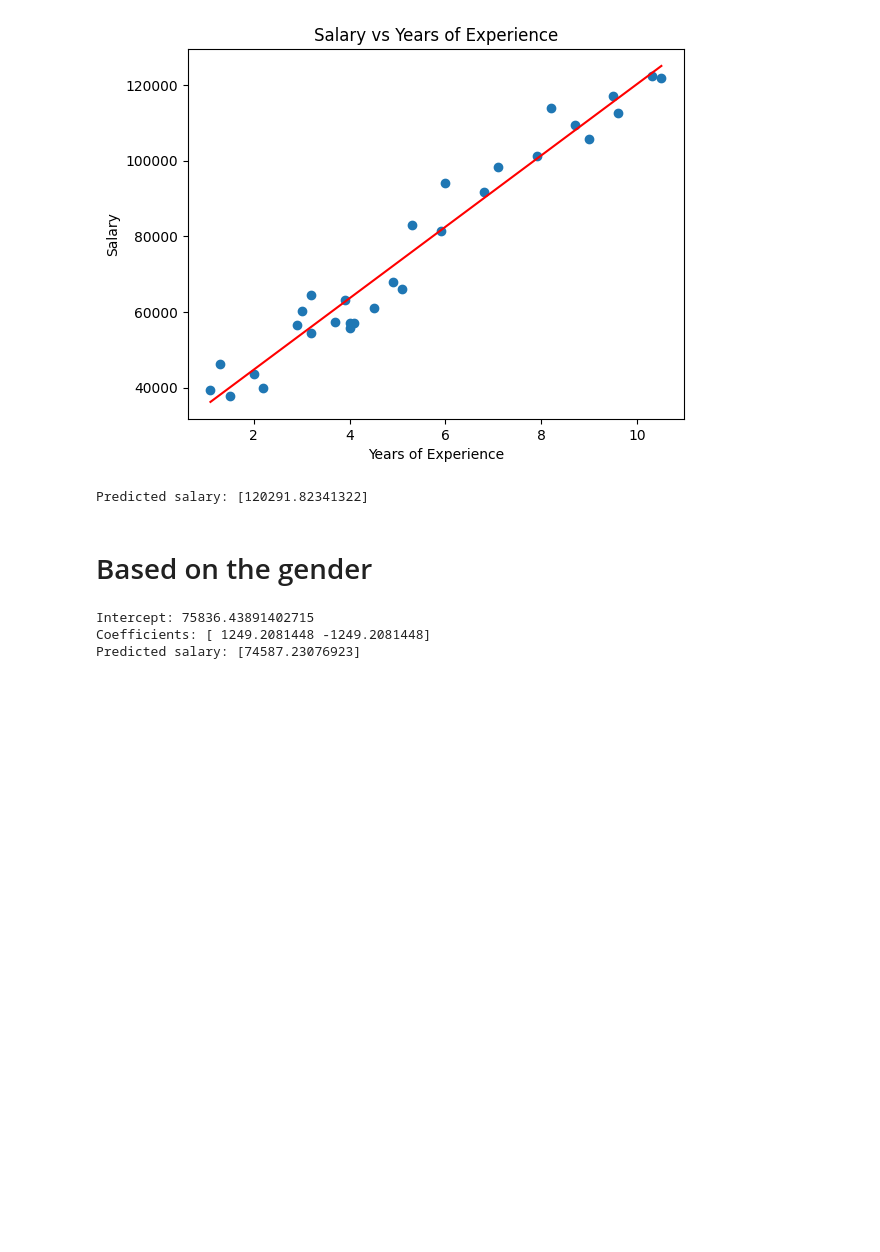
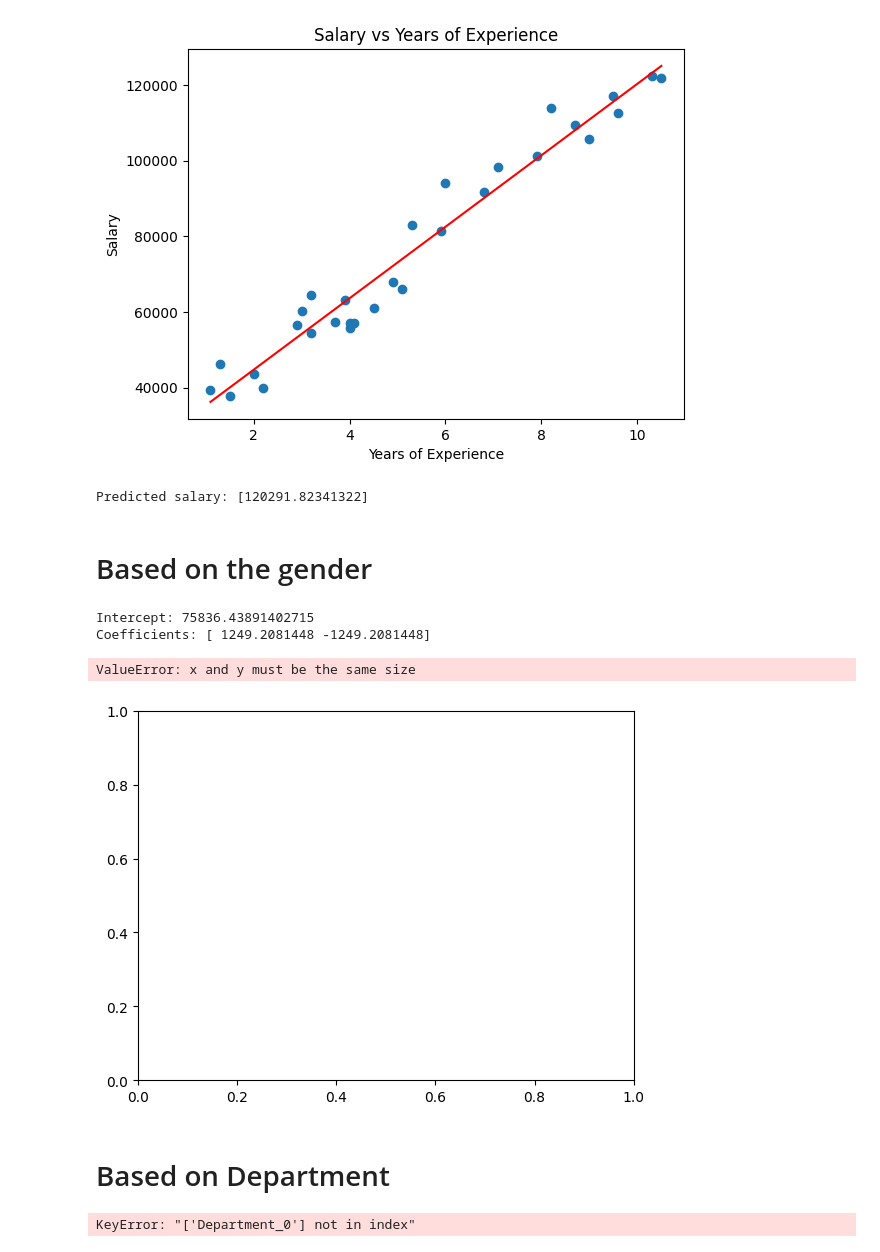
Before and after one commit to songa1/learning-python-repo, a Jupyter notebook: SALARY PREDICTION.ipynb, the cells around one changed output. Cells and saved outputs as stored; diff of their text form; code cells hidden in the pictures; blank space fills up the shorter version.

```diff
--- a/SALARY PREDICTION.ipynb
+++ b/SALARY PREDICTION.ipynb
@@ -46,18 +46,61 @@ Coefficient: [9449.96232146]
 Predicted salary: [120291.82341322]
 # %% [markdown]
 # Based on the gender
+# %%
+import pandas as pd
+from sklearn.linear_model import LinearRegression
+
+# Load the dataset from a CSV file
+data = pd.read_csv('Salary_Data_2.csv')
+
+# Convert the gender variable to binary variables using one-hot encoding
+data = pd.get_dummies(data, columns=['Gender'])
+
+# Define the predictors and response variable
+X = data[['Gender_0', 'Gender_1']]
+y = data['Salary']
+
+# Create a linear regression model
+GenderModel = LinearRegression()
+
+# Fit the model to the data
+GenderModel.fit(X, y)
+
+# Print the model coefficients
+print('Intercept:', GenderModel.intercept_)
+print('Coefficients:', GenderModel.coef_)
+
+# Plot the data and the linear regression line
+plt.scatter(X, y)
+plt.plot(X, GenderModel.predict(X), color='blue')
+plt.title('Salary vs Gender')
+plt.xlabel('Gender')
+plt.ylabel('Salary')
+plt.show()
+
+# Predict the salary for a new observation
+new_observation = [[0, 1]]  # Gender = Male
+predicted_salary = model.predict(new_observation)
+print('Predicted salary:', predicted_salary)
+# %% [output]
+Intercept: 75836.43891402715
+Coefficients: [ 1249.2081448 -1249.2081448]
+ValueError: x and y must be the same size
+[figure, added]
+# %% [markdown]
+# Based on Department
 # %%
 import pandas as pd
 from sklearn.linear_model import LinearRegression
 
 # Load the dataset from a CSV file
-data = pd.read_csv('Salary_Data_2.csv')
+data = pd.read_csv('Salary_Data_3.csv')
 
 # Convert the gender variable to binary variables using one-hot encoding
-data = pd.get_dummies(data, columns=['Gender'])
+data = pd.get_dummies(data, columns=['Department'])
 
 # Define the predictors and response variable
-X = data[['Gender_0', 'Gender_1']]
+X = data[['Department_0', 'Department_1', 'Department_2', 'Department_3']]
 y = data['Salary']
 
 # Create a linear regression model
@@ -71,10 +114,8 @@ print('Intercept:', model.intercept_)
 print('Coefficients:', model.coef_)
 
 # Predict the salary for a new observation
-new_observation = [[0, 1]]  # Gender = Male
+new_observation = [[0, 1, 0, 0]]  # Gender = Male
 predicted_salary = model.predict(new_observation)
 print('Predicted salary:', predicted_salary)
 # %% [output]
-Intercept: 75836.43891402715
-Coefficients: [ 1249.2081448 -1249.2081448]
-Predicted salary: [74587.23076923]
+KeyError: "['Department_0'] not in index"
```
Also changed, not shown: 14 other files.
